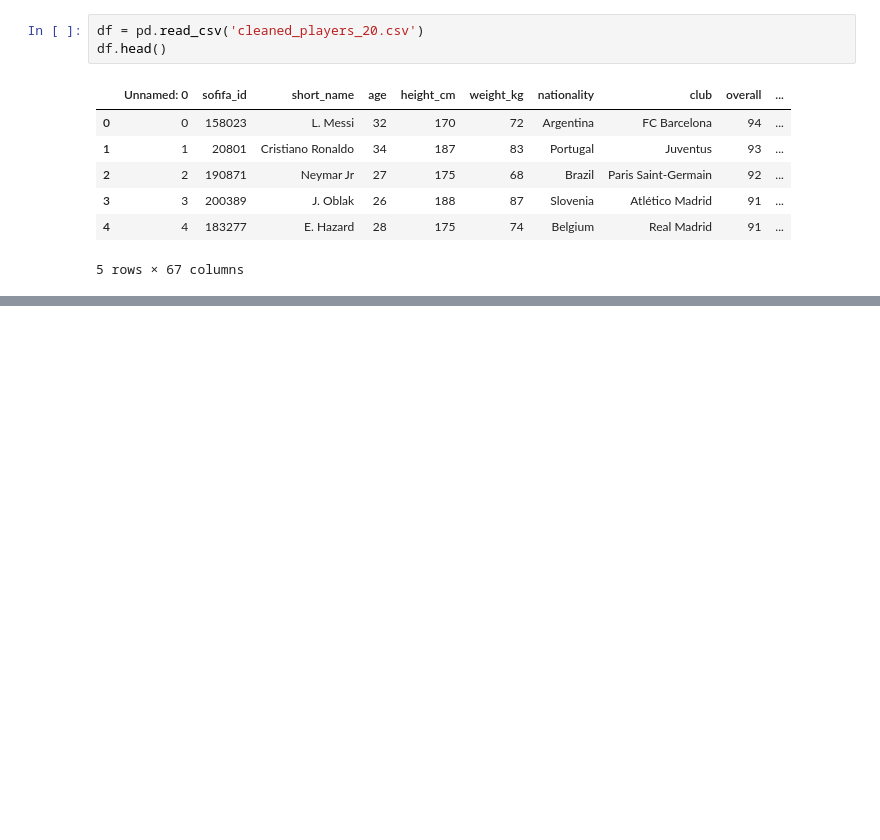
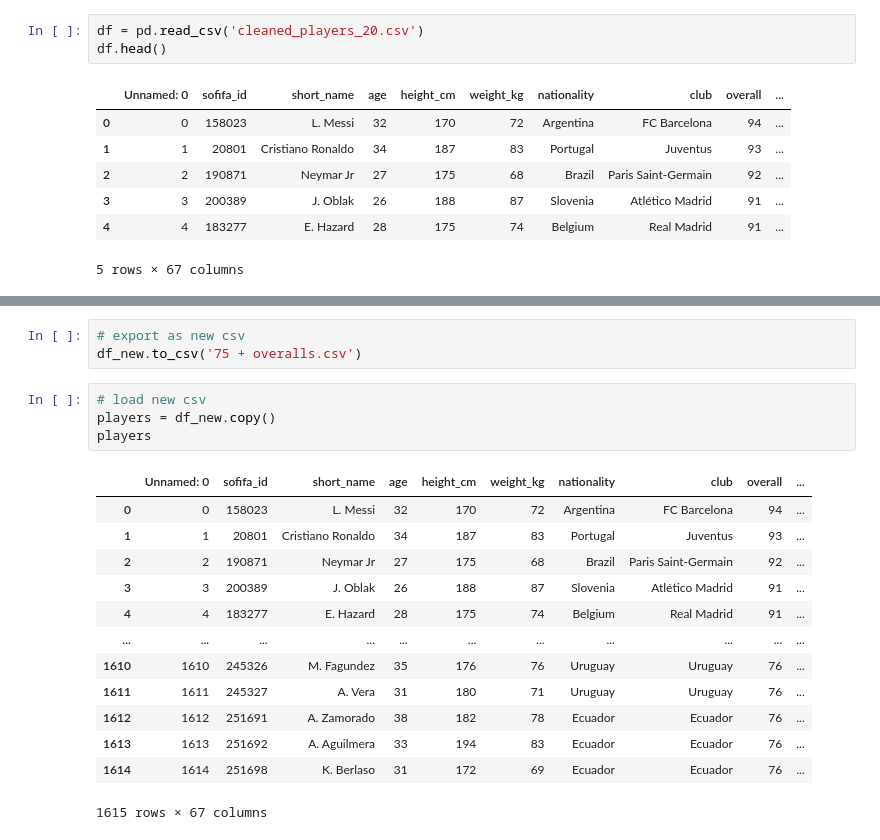
Before and after one commit to mbururyan/FIFA-20, a Jupyter notebook: analysis.ipynb, the cells around one changed output, grey strips where cells are left out. Saved outputs shown, nothing was run; the diff lists cells and outputs as text; blank space fills up the shorter version.

```diff
--- a/analysis.ipynb
+++ b/analysis.ipynb
@@ -24,0 +46,21 @@ df.head()
+# %%
+# export as new csv
+df_new.to_csv('75 + overalls.csv')
+# %%
+# load new csv
+players = df_new.copy()
+players
+# %% [output]
+|  | Unnamed: 0 | sofifa_id | short_name | age | height_cm | weight_kg | nationality | club | overall | ... |
+| 0 | 0 | 158023 | L. Messi | 32 | 170 | 72 | Argentina | FC Barcelona | 94 | ... |
+| 1 | 1 | 20801 | Cristiano Ronaldo | 34 | 187 | 83 | Portugal | Juventus | 93 | ... |
+| 2 | 2 | 190871 | Neymar Jr | 27 | 175 | 68 | Brazil | Paris Saint-Germain | 92 | ... |
+| 3 | 3 | 200389 | J. Oblak | 26 | 188 | 87 | Slovenia | Atlético Madrid | 91 | ... |
+| 4 | 4 | 183277 | E. Hazard | 28 | 175 | 74 | Belgium | Real Madrid | 91 | ... |
+| ... | ... | ... | ... | ... | ... | ... | ... | ... | ... | ... |
+| 1610 | 1610 | 245326 | M. Fagundez | 35 | 176 | 76 | Uruguay | Uruguay | 76 | ... |
+| 1611 | 1611 | 245327 | A. Vera | 31 | 180 | 71 | Uruguay | Uruguay | 76 | ... |
+| 1612 | 1612 | 251691 | A. Zamorado | 38 | 182 | 78 | Ecuador | Ecuador | 76 | ... |
+| 1613 | 1613 | 251692 | A. Aguilmera | 33 | 194 | 83 | Ecuador | Ecuador | 76 | ... |
+| 1614 | 1614 | 251698 | K. Berlaso | 31 | 172 | 69 | Ecuador | Ecuador | 76 | ... |
+1615 rows × 67 columns
```
Also changed, not shown: parts of 34 cells of this notebook.
